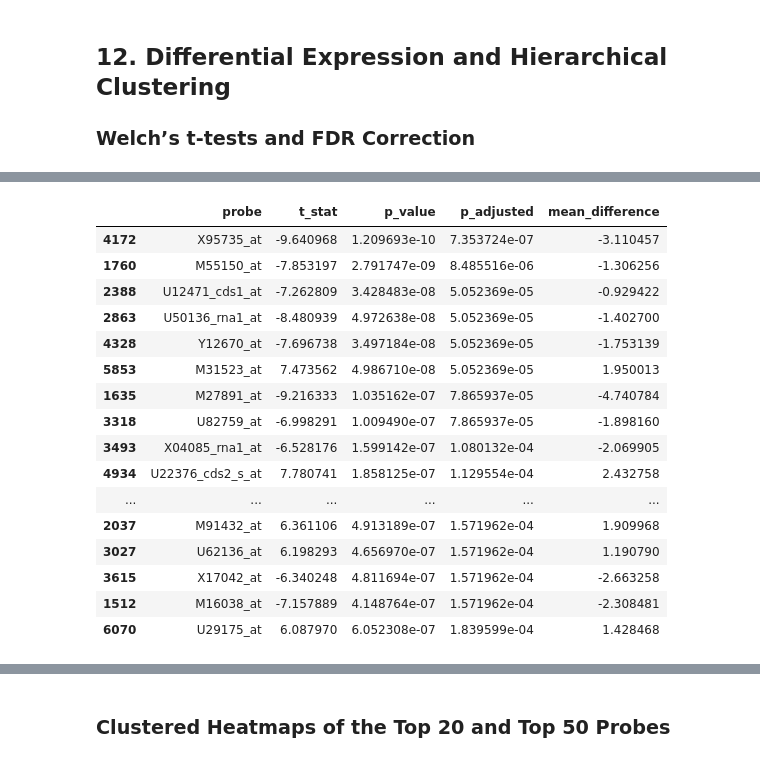
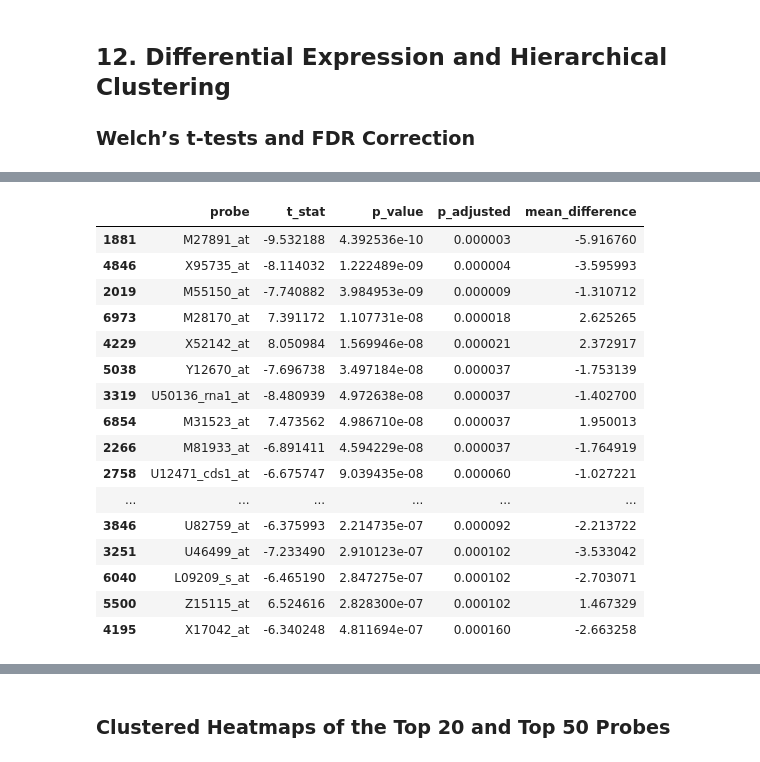
Before and after one commit to zehrarid/cancer-classification-gene-expression, a Jupyter notebook: code/dataPrep.ipynb, the cells around one changed output, grey strips where cells are left out. Saved outputs shown, nothing was run; the diff lists cells and outputs as text; code cells hidden in the pictures.

```diff
--- a/code/dataPrep.ipynb
+++ b/code/dataPrep.ipynb
@@ -184,8 +244,8 @@ plt.show()
 ## 6. Expression Clipping and Log2 Transformation
 # %%
 # Clip expression values
-X_train_clipped = X_train.clip(lower=100, upper=16000)
-X_test_clipped = X_test.clip(lower=100, upper=16000)
+X_train_clipped = X_train.clip(lower=20, upper=16000)
+X_test_clipped = X_test.clip(lower=20, upper=16000)
 
 # Log2 transformation
 X_train_log2 = np.log2(X_train_clipped)
@@ -415,22 +481,32 @@ plt.show()
 ### Welch’s t-tests and FDR Correction
 # %%
 
+import numpy as np
+import pandas as pd
 from scipy.stats import ttest_ind
 from statsmodels.stats.multitest import multipletests
 
-# 1. Exclude constant probes
-valid_mask = X_train_log2.nunique(axis=0) > 1
-valid_probes = X_train_log2.columns[valid_mask]
+# 1. Exclude target column
+X_expr = X_train_log2.drop(columns="target", errors="ignore")
 
-# 2. Separate ALL and AML samples
-all_data = X_train_log2.loc[
+# 2. Exclude constant and near-constant probes
+valid_mask = (
+    (X_expr.nunique(axis=0) > 1) &
+    (X_expr.std(axis=0) > 1e-8)
+)
+
+valid_probes = X_expr.columns[valid_mask]
+
+# 3. Separate ALL and AML samples
+all_data = X_expr.loc[
     train_expr["target"] == 1, valid_probes
 ]
-aml_data = X_train_log2.loc[
+
+aml_data = X_expr.loc[
     train_expr["target"] == 0, valid_probes
 ]
 
-# 3. Welch's t-test
+# 4. Welch's t-test
 t_stat, p_value = ttest_ind(
     all_data,
     aml_data,
@@ -438,8 +514,8 @@ t_stat, p_value = ttest_ind(
     equal_var=False
 )
 
-# 4. Exclude any remaining invalid tests
-finite_mask = np.isfinite(p_value)
+# 5. Exclude any remaining invalid tests
+finite_mask = np.isfinite(p_value) & np.isfinite(t_stat)
 
 valid_probes = valid_probes[finite_mask]
 t_stat = t_stat[finite_mask]
@@ -448,35 +524,44 @@ p_value = p_value[finite_mask]
 all_data = all_data.loc[:, valid_probes]
 aml_data = aml_data.loc[:, valid_probes]
 
-# 5. Benjamini-Hochberg FDR correction
+# 6. Benjamini-Hochberg FDR correction
 rejected, pvals_corrected, _, _ = multipletests(
     p_value,
     alpha=0.05,
     method="fdr_bh"
 )
 
-# 6. Summary
-print("Total probes:", X_train_log2.shape[1])
+# 7. Summary
+print("Total probes:", X_expr.shape[1])
 print("Valid probes tested:", len(p_value))
 print("Significant probes (FDR < 0.05):", rejected.sum())
 
-# 7. Probe-level statistics
+# 8. Probe-level statistics
 golub_gene_stats = pd.DataFrame({
     "probe": train.loc[valid_probes, "Gene Accession Number"].values,
     "t_stat": t_stat,
     "p_value": p_value,
     "p_adjusted": pvals_corrected,
-    "mean_difference": all_data.mean().values - aml_data.mean().values
-})
+    "mean_difference": (
+        all_data.mean().values - aml_data.mean().values
+    )
+}, index=valid_probes)
 
+# 9. Rank probes by adjusted p-value
 golub_gene_stats = golub_gene_stats.sort_values("p_adjusted")
 
 display(golub_gene_stats.head(20))
 
-# 8. Select top 20 and top 50 probes
+# 10. Select top 20 and top 50 probes
 ranked_probes = golub_gene_stats.index
 
-X_top20 = X_train_log2.loc[:, ranked_probes[:20]]
-X_top50 = X_train_log2.loc[:, ranked_probes[:50]]
+X_top20 = X_expr.loc[:, ranked_probes[:20]].copy()
+X_top50 = X_expr.loc[:, ranked_probes[:50]].copy()
+
+# 11. Final checks
+print("Top 20 shape:", X_top20.shape)
+print("Top 50 shape:", X_top50.shape)
+print("Minimum std (Top 20):", X_top20.std().min())
+print("Minimum std (Top 50):", X_top50.std().min())
 # %% [output]
 Total probes: 7129
@@ -485,17 +570,17 @@ Significant probes (FDR < 0.05): 612
 |  | probe | t_stat | p_value | p_adjusted | mean_difference |
-| 4172 | X95735_at | -9.640968 | 1.209693e-10 | 7.353724e-07 | -3.110457 |
-| 1760 | M55150_at | -7.853197 | 2.791747e-09 | 8.485516e-06 | -1.306256 |
-| 2388 | U12471_cds1_at | -7.262809 | 3.428483e-08 | 5.052369e-05 | -0.929422 |
-| 2863 | U50136_rna1_at | -8.480939 | 4.972638e-08 | 5.052369e-05 | -1.402700 |
-| 4328 | Y12670_at | -7.696738 | 3.497184e-08 | 5.052369e-05 | -1.753139 |
-| 5853 | M31523_at | 7.473562 | 4.986710e-08 | 5.052369e-05 | 1.950013 |
-| 1635 | M27891_at | -9.216333 | 1.035162e-07 | 7.865937e-05 | -4.740784 |
-| 3318 | U82759_at | -6.998291 | 1.009490e-07 | 7.865937e-05 | -1.898160 |
-| 3493 | X04085_rna1_at | -6.528176 | 1.599142e-07 | 1.080132e-04 | -2.069905 |
-| 4934 | U22376_cds2_s_at | 7.780741 | 1.858125e-07 | 1.129554e-04 | 2.432758 |
+| 1881 | M27891_at | -9.532188 | 4.392536e-10 | 0.000003 | -5.916760 |
+| 4846 | X95735_at | -8.114032 | 1.222489e-09 | 0.000004 | -3.595993 |
+| 2019 | M55150_at | -7.740882 | 3.984953e-09 | 0.000009 | -1.310712 |
+| 6973 | M28170_at | 7.391172 | 1.107731e-08 | 0.000018 | 2.625265 |
+| 4229 | X52142_at | 8.050984 | 1.569946e-08 | 0.000021 | 2.372917 |
+| 5038 | Y12670_at | -7.696738 | 3.497184e-08 | 0.000037 | -1.753139 |
+| 3319 | U50136_rna1_at | -8.480939 | 4.972638e-08 | 0.000037 | -1.402700 |
+| 6854 | M31523_at | 7.473562 | 4.986710e-08 | 0.000037 | 1.950013 |
+| 2266 | M81933_at | -6.891411 | 4.594229e-08 | 0.000037 | -1.764919 |
+| 2758 | U12471_cds1_at | -6.675747 | 9.039435e-08 | 0.000060 | -1.027221 |
 | ... | ... | ... | ... | ... | ... |
-| 2037 | M91432_at | 6.361106 | 4.913189e-07 | 1.571962e-04 | 1.909968 |
-| 3027 | U62136_at | 6.198293 | 4.656970e-07 | 1.571962e-04 | 1.190790 |
-| 3615 | X17042_at | -6.340248 | 4.811694e-07 | 1.571962e-04 | -2.663258 |
-| 1512 | M16038_at | -7.157889 | 4.148764e-07 | 1.571962e-04 | -2.308481 |
-| 6070 | U29175_at | 6.087970 | 6.052308e-07 | 1.839599e-04 | 1.428468 |
+| 3846 | U82759_at | -6.375993 | 2.214735e-07 | 0.000092 | -2.213722 |
+| 3251 | U46499_at | -7.233490 | 2.910123e-07 | 0.000102 | -3.533042 |
+| 6040 | L09209_s_at | -6.465190 | 2.847275e-07 | 0.000102 | -2.703071 |
+| 5500 | Z15115_at | 6.524616 | 2.828300e-07 | 0.000102 | 1.467329 |
+| 4195 | X17042_at | -6.340248 | 4.811694e-07 | 0.000160 | -2.663258 |
```
Also changed, not shown: parts of 14 cells of this notebook.
